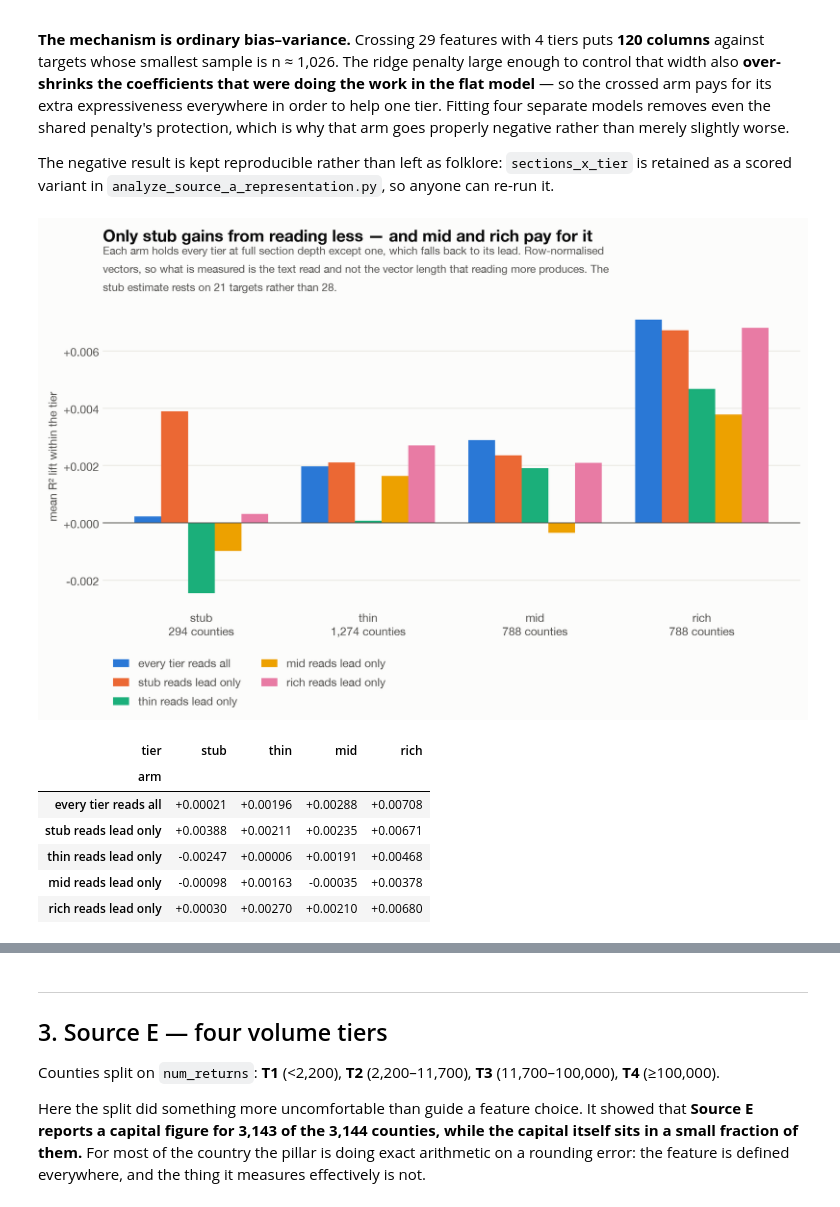
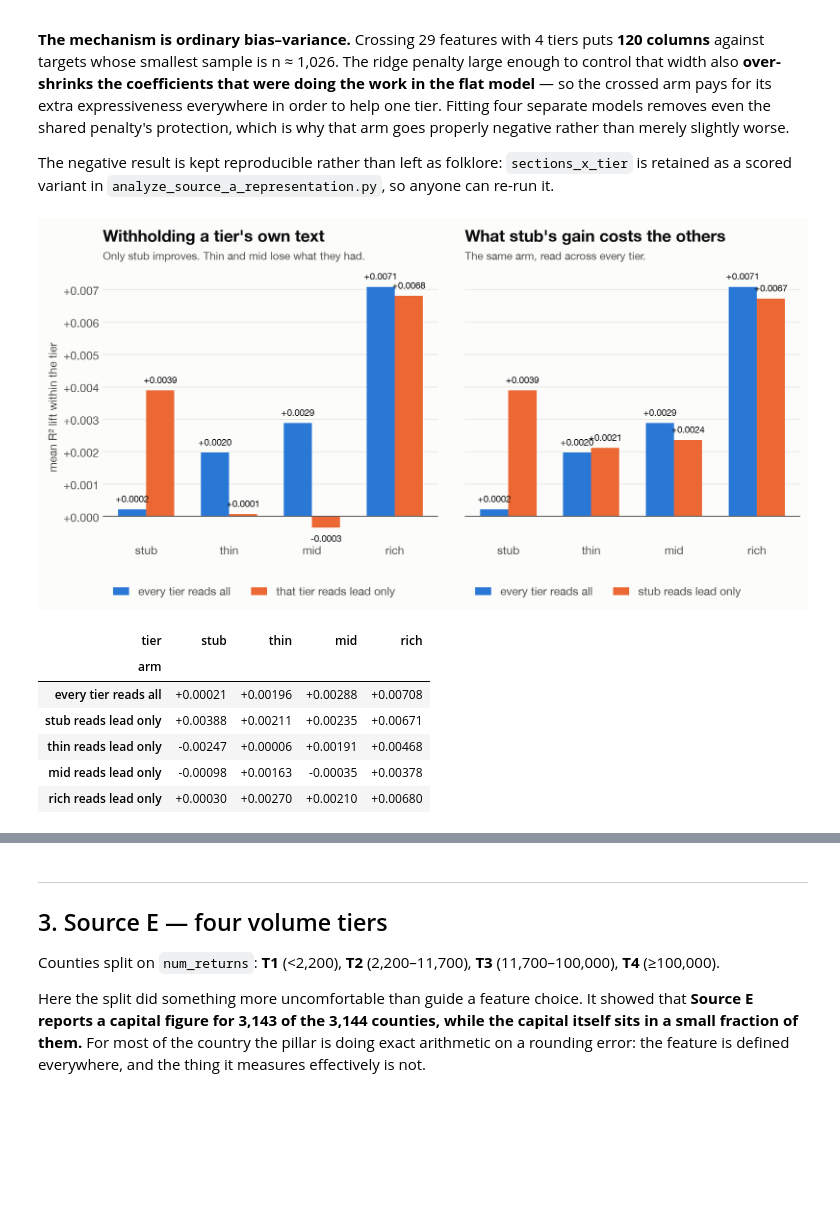
Before and after one commit to Max-Garcia-06/macro_embeddings, a Jupyter notebook: analysis-output/E_macro_pillar_worth_2026-08-13.ipynb, the cells around one changed output, grey strips where cells are left out. Cells and saved outputs as stored; diff of their text form; code cells hidden in the pictures; blank space fills up the shorter version.

```diff
--- a/analysis-output/E_macro_pillar_worth_2026-08-13.ipynb
+++ b/analysis-output/E_macro_pillar_worth_2026-08-13.ipynb
@@ -460,46 +456,59 @@ The negative result is kept reproducible rather than left as folklore:
 # %%
 emb_tier = pd.read_csv(OUTPUTS / "source_a_tiered_embedding_by_tier.csv")
 SWEEP = [
     ("uniform_l2", "every tier reads all", SERIES[0]),
     ("drop_stub_l2", "stub reads lead only", SERIES[1]),
     ("drop_thin_l2", "thin reads lead only", SERIES[2]),
     ("drop_mid_l2", "mid reads lead only", SERIES[3]),
     ("drop_rich_l2", "rich reads lead only", SERIES[4]),
 ]
 piv = (emb_tier[emb_tier["representation"].isin([k for k, _, _ in SWEEP])]
        .groupby(["representation", "tier"])["lift"].mean().unstack())
 tiers = [t for t in A_TIERS if t in piv.columns]
 n_by_tier = [asec["by_tier"][t]["n_counties"] for t in tiers]
 
+# Twenty bars in one cluster is what the arms produce and more than a reader can
+# hold. The claim has two halves, so it gets two panels: what withholding a tier's
+# own text does to that tier, and what stub's withholding costs everyone else.
+# Every cell the panels omit is in the table below.
 x = np.arange(len(tiers))
-w = 0.16
-fig, ax = plt.subplots(figsize=(11.5, 5.0))
-for i, (key, label, colour) in enumerate(SWEEP):
-    vals = [piv.loc[key, t] for t in tiers]
-    ax.bar(x + (i - 2) * w, vals, w, color=colour, label=label)
-ax.axhline(0, color=INK2, linewidth=0.8)
-ax.set_xticks(x)
-ax.set_xticklabels([f"{t}\n{n:,} counties" for t, n in zip(tiers, n_by_tier)])
-ax.yaxis.set_major_formatter(FuncFormatter(lambda v, _: f"{v:+.3f}"))
-ax.set_ylabel("mean R² lift within the tier", fontsize=10.5, color=INK2)
-style(ax,
-      "Only stub gains from reading less — and mid and rich pay for it",
-      "Each arm holds every tier at full section depth except one, which falls "
-      "back to its lead. Row-normalised vectors, so what is measured is the text "
-      "read and not the vector length that reading more produces. The stub "
-      "estimate rests on 21 targets rather than 28.",
-      legend=True)
+w = 0.34
+fig, (ax1, ax2) = plt.subplots(1, 2, figsize=(11.5, 4.4), sharey=True)
+
+base = [piv.loc["uniform_l2", t] for t in tiers]
+own = [piv.loc[f"drop_{t}_l2", t] for t in tiers]
+spill = [piv.loc["drop_stub_l2", t] for t in tiers]
+
+for ax, other, other_label in ((ax1, own, "that tier reads lead only"),
+                               (ax2, spill, "stub reads lead only")):
+    ax.bar(x - w / 2, base, w, color=SERIES[0], label="every tier reads all")
+    ax.bar(x + w / 2, other, w, color=SERIES[1], label=other_label)
+    ax.axhline(0, color=INK2, linewidth=0.8)
+    ax.set_xticks(x)
+    ax.set_xticklabels(tiers)
+    ax.yaxis.set_major_formatter(FuncFormatter(lambda v, _: f"{v:+.3f}"))
+    label_bars(ax, x - w / 2, base, "{:+.4f}", size=8.5, pad=0.02)
+    label_bars(ax, x + w / 2, other, "{:+.4f}", size=8.5, pad=0.02)
+
+ax1.set_ylabel("mean R² lift within the tier", fontsize=10.5, color=INK2)
+style(ax1, "Withholding a tier's own text",
+      "Only stub improves. Thin and mid lose what they had.", legend=True)
+# ax2's orange series is a DIFFERENT arm from ax1's, so it carries its own
+# legend rather than borrowing the one under the left panel.
+style(ax2, "What stub's gain costs the others",
+      "The same arm, read across every tier.", legend=True)
+fig.subplots_adjust(wspace=0.08)
 plt.show()
 
 # The same numbers the prose below reads off. Printed from the pivot the chart
 # is drawn from rather than transcribed into the markdown beside it, so the two
 # cannot drift apart.
 display(piv.loc[[k for k, _, _ in SWEEP], tiers]
         .rename(index={k: lbl for k, lbl, _ in SWEEP})
         .rename_axis(index="arm", columns="tier")
         .map(lambda v: f"{v:+.5f}"))
 # %% [output]
-[figure, old version]
+[figure, new version]
 | tier | stub | thin | mid | rich |
 | arm |  |  |  |  |
 | every tier reads all | +0.00021 | +0.00196 | +0.00288 | +0.00708 |
```
Also changed, not shown: parts of 36 cells of this notebook, 3 other files.
